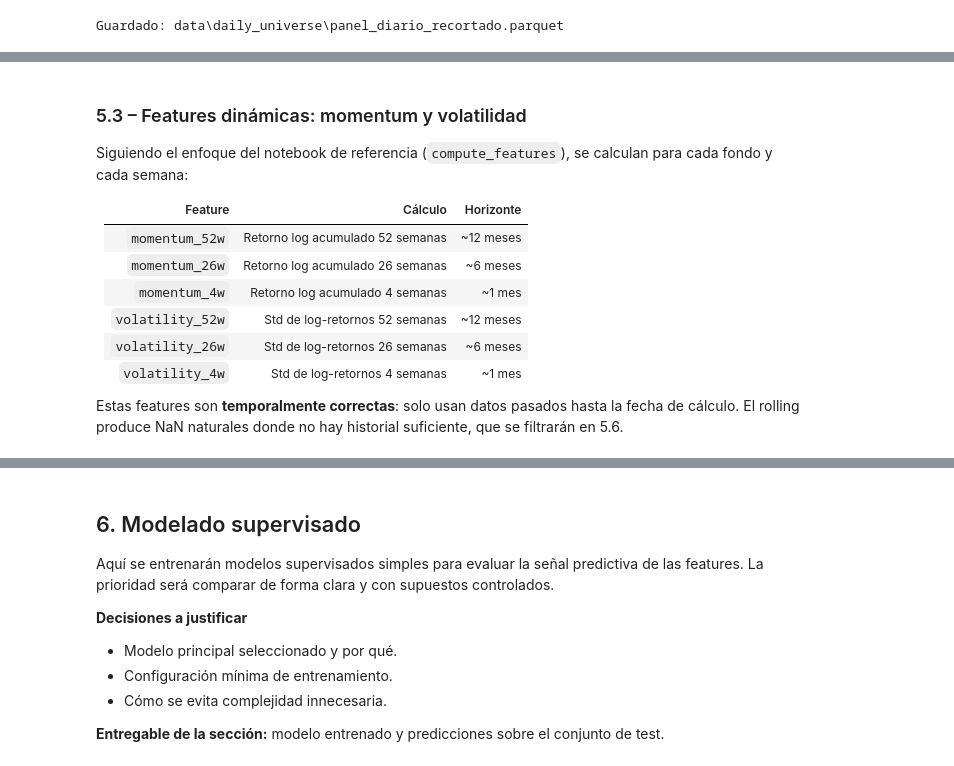
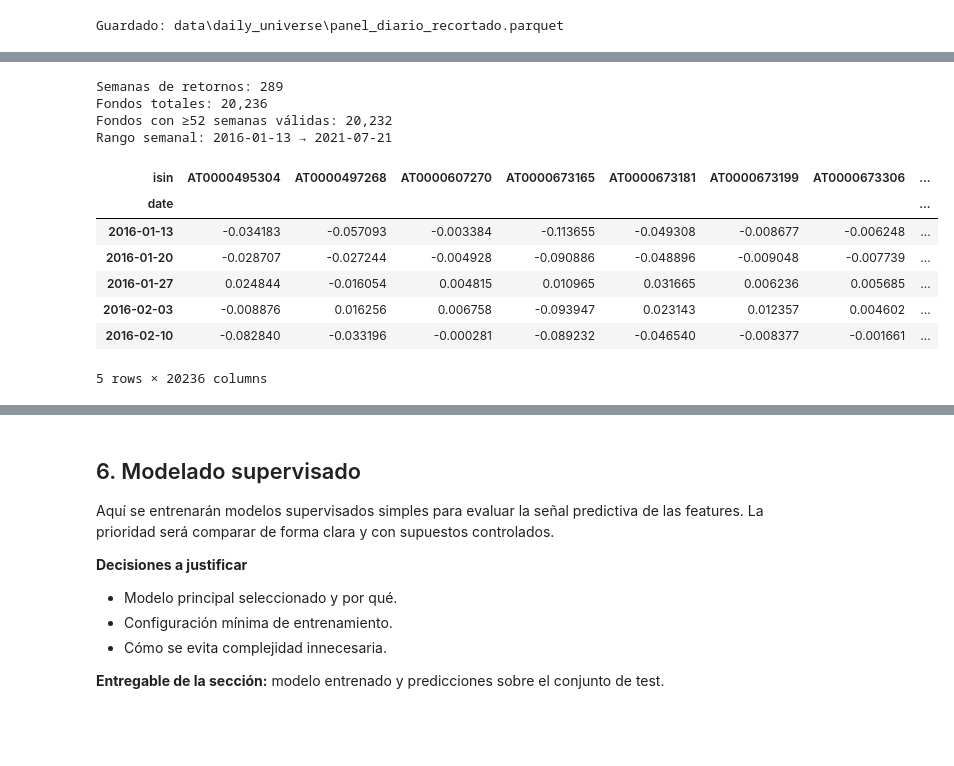
Before and after one commit to Romequinco/TAREA_SUPERVISED_LEARNIGN_-AND_DATA_PREPROCESSING, a Jupyter notebook: TAREA.ipynb, the cells around one changed output, grey strips where cells are left out. Saved outputs shown, nothing was run; the diff lists cells and outputs as text; code cells hidden in the pictures; blank space fills up the shorter version.

```diff
--- a/TAREA.ipynb
+++ b/TAREA.ipynb
@@ -2602,47 +2677,45 @@ navs_weekly = navs_wide.resample("W-WED").last()
 
 # --- Factores semanales (suma de retornos diarios en la semana) ---
 factors_weekly = factors_daily[factor_cols].resample("W-WED").sum()
 rf_weekly = factors_daily[["RF"]].resample("W-WED").sum()
 
 # --- Alinear índices temporales ---
 common_idx = navs_weekly.index.intersection(factors_weekly.index)
 navs_weekly = navs_weekly.loc[common_idx]
 factors_weekly = factors_weekly.loc[common_idx]
 rf_weekly = rf_weekly.loc[common_idx]
 
 # --- Log-retornos semanales de fondos ---
 ret_weekly = np.log(navs_weekly).diff()
 ret_weekly = ret_weekly.iloc[1:]  # primera fila es NaN por diff()
 
 # --- Retornos en exceso (retorno fondo - RF) ---
 factors_weekly = factors_weekly.loc[ret_weekly.index]
 rf_weekly = rf_weekly.loc[ret_weekly.index]
 excess_ret_weekly = ret_weekly.sub(rf_weekly["RF"], axis=0)
 
 # --- Resumen ---
 n_weeks = ret_weekly.shape[0]
 n_funds = ret_weekly.shape[1]
 # Fondos con al menos 52 semanas de datos válidos
 funds_with_52w = (ret_weekly.notna().sum(axis=0) >= 52).sum()
 
 print(f"Semanas de retornos: {n_weeks}")
 print(f"Fondos totales: {n_funds:,}")
 print(f"Fondos con ≥52 semanas válidas: {funds_with_52w:,}")
 print(f"Rango semanal: {ret_weekly.index[0].date()} → {ret_weekly.index[-1].date()}")
+
+ret_weekly.head()
+# %% [output]
+Semanas de retornos: 289
+Fondos totales: 20,236
+Fondos con ≥52 semanas válidas: 20,232
+Rango semanal: 2016-01-13 → 2021-07-21
+| isin | AT0000495304 | AT0000497268 | AT0000607270 | AT0000673165 | AT0000673181 | AT0000673199 | AT0000673306 | ... |
+| date |  |  |  |  |  |  |  | ... |
+| 2016-01-13 | -0.034183 | -0.057093 | -0.003384 | -0.113655 | -0.049308 | -0.008677 | -0.006248 | ... |
+| 2016-01-20 | -0.028707 | -0.027244 | -0.004928 | -0.090886 | -0.048896 | -0.009048 | -0.007739 | ... |
+| 2016-01-27 | 0.024844 | -0.016054 | 0.004815 | 0.010965 | 0.031665 | 0.006236 | 0.005685 | ... |
+| 2016-02-03 | -0.008876 | 0.016256 | 0.006758 | -0.093947 | 0.023143 | 0.012357 | 0.004602 | ... |
+| 2016-02-10 | -0.082840 | -0.033196 | -0.000281 | -0.089232 | -0.046540 | -0.008377 | -0.001661 | ... |
+5 rows × 20236 columns
-# %% [markdown]
-### 5.3 – Features dinámicas: momentum y volatilidad
-
-Siguiendo el enfoque del notebook de referencia (`compute_features`), se calculan para cada
-fondo y cada semana:
-
-| Feature | Cálculo | Horizonte |
-|---------|---------|-----------|
-| `momentum_52w` | Retorno log acumulado 52 semanas | ~12 meses |
-| `momentum_26w` | Retorno log acumulado 26 semanas | ~6 meses |
-| `momentum_4w` | Retorno log acumulado 4 semanas | ~1 mes |
-| `volatility_52w` | Std de log-retornos 52 semanas | ~12 meses |
-| `volatility_26w` | Std de log-retornos 26 semanas | ~6 meses |
-| `volatility_4w` | Std de log-retornos 4 semanas | ~1 mes |
-
-Estas features son **temporalmente correctas**: solo usan datos pasados hasta la fecha de cálculo.
-El rolling produce NaN naturales donde no hay historial suficiente, que se filtrarán en 5.6.
```
Also changed, not shown: parts of 19 cells of this notebook, 1 other file.
